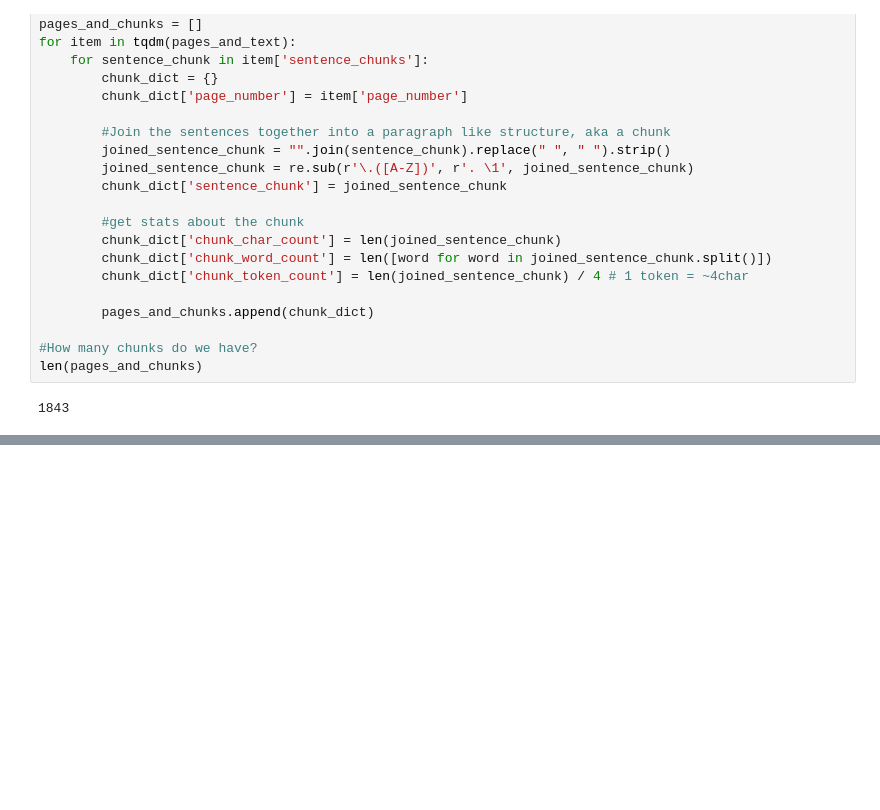
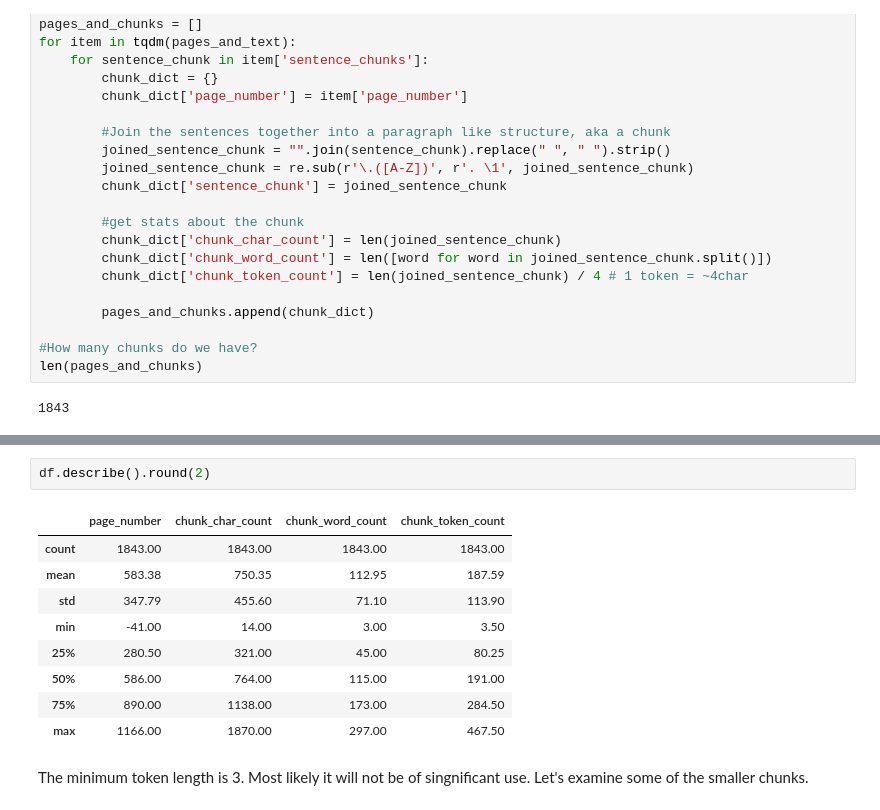
Before and after one commit to psycoplankton/RAG-from-scratch, a Jupyter notebook: rag.ipynb, the cells around one changed output, grey strips where cells are left out. Saved outputs shown, nothing was run; the diff lists cells and outputs as text; blank space fills up the shorter version.

```diff
--- a/rag.ipynb
+++ b/rag.ipynb
@@ -386,0 +405,14 @@ random.sample(pages_and_chunks, k=1)
+# %%
+df.describe().round(2)
+# %% [output]
+|  | page_number | chunk_char_count | chunk_word_count | chunk_token_count |
+| count | 1843.00 | 1843.00 | 1843.00 | 1843.00 |
+| mean | 583.38 | 750.35 | 112.95 | 187.59 |
+| std | 347.79 | 455.60 | 71.10 | 113.90 |
+| min | -41.00 | 14.00 | 3.00 | 3.50 |
+| 25% | 280.50 | 321.00 | 45.00 | 80.25 |
+| 50% | 586.00 | 764.00 | 115.00 | 191.00 |
+| 75% | 890.00 | 1138.00 | 173.00 | 284.50 |
+| max | 1166.00 | 1870.00 | 297.00 | 467.50 |
+# %% [markdown]
+The minimum token length is 3. Most likely it will not be of singnificant use. Let's examine some of the smaller chunks.
```
Also changed, not shown: parts of 34 cells of this notebook.
